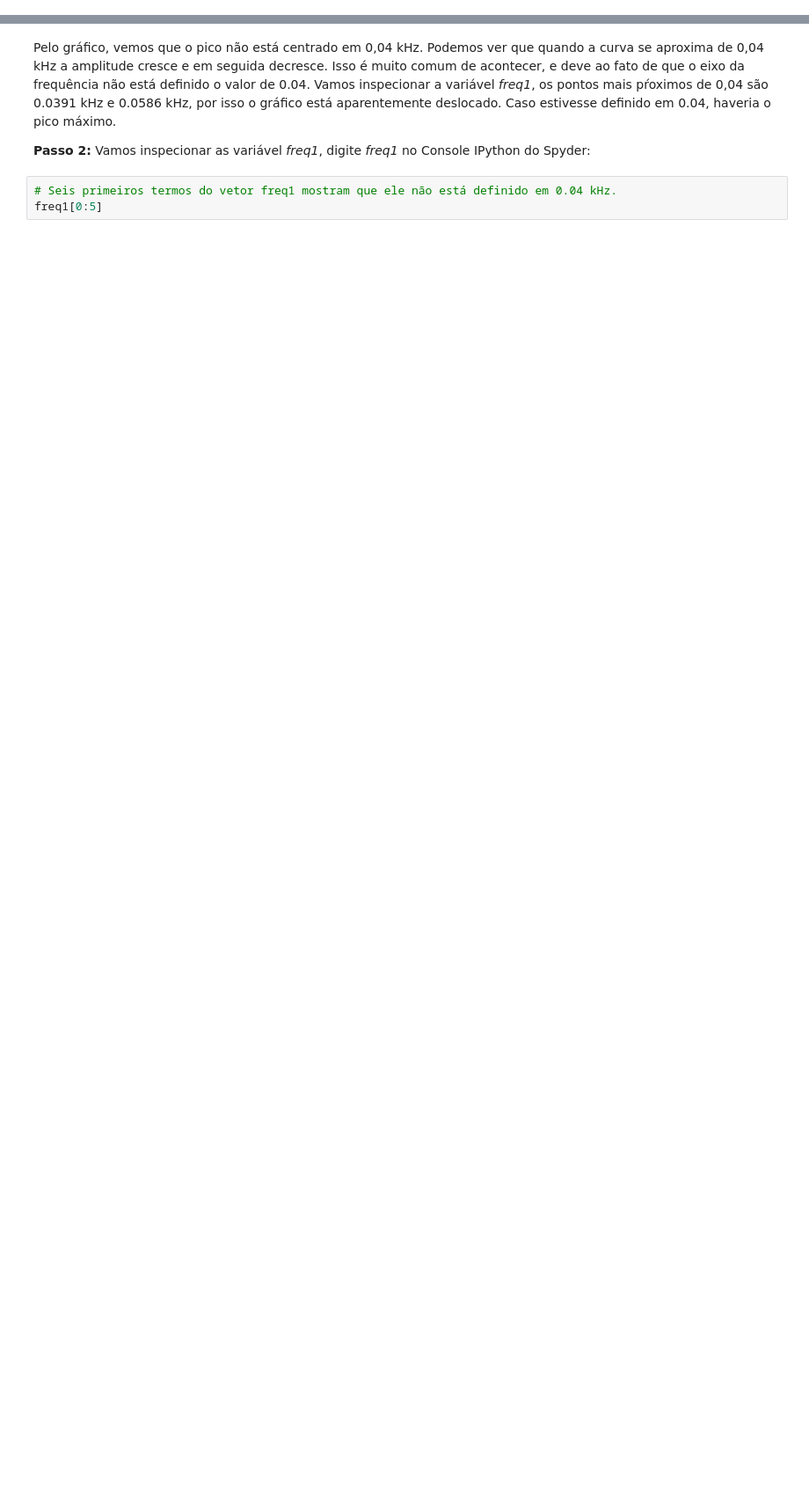
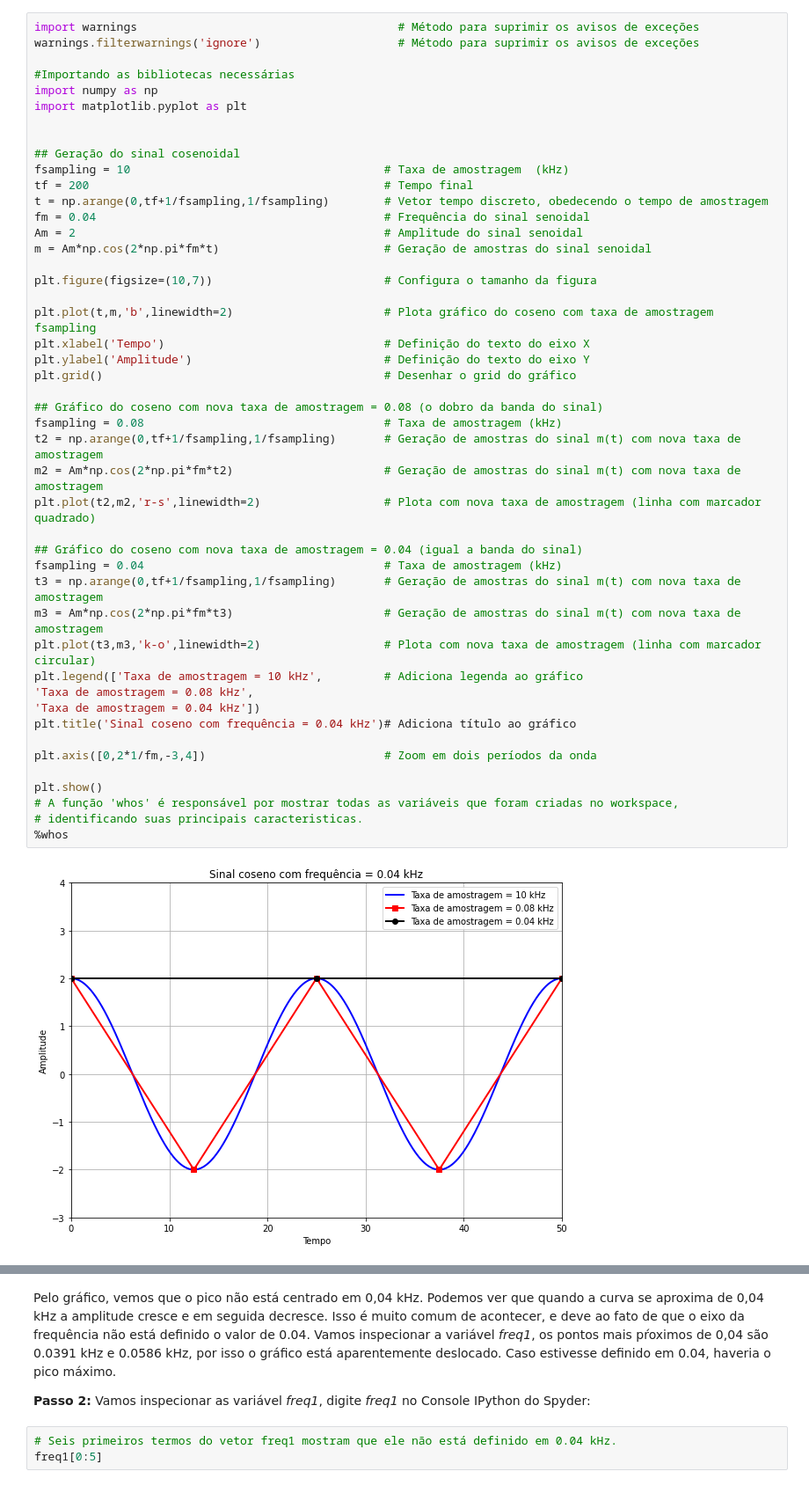
Before and after one commit to vicentesousa/DCO1005, a Jupyter notebook: h03_python.ipynb, the cells around one changed output, grey strips where cells are left out. Shown at 88% size. Drawn from its saved outputs; the diff is of its cells as text; blank space fills up the shorter version.

```diff
--- a/h03_python.ipynb
+++ b/h03_python.ipynb
@@ -36,0 +65,48 @@ Em Python, não existe 'código escondido'. Diz-se que uma função é _Built-in
+# %%
+import warnings                                      # Método para suprimir os avisos de exceções
+warnings.filterwarnings('ignore')                    # Método para suprimir os avisos de exceções
+
+#Importando as bibliotecas necessárias
+import numpy as np
+import matplotlib.pyplot as plt
+
+
+## Geração do sinal cosenoidal
+fsampling = 10                                     # Taxa de amostragem  (kHz)
+tf = 200                                           # Tempo final
+t = np.arange(0,tf+1/fsampling,1/fsampling)        # Vetor tempo discreto, obedecendo o tempo de amostragem
+fm = 0.04                                          # Frequência do sinal senoidal
+Am = 2                                             # Amplitude do sinal senoidal
+m = Am*np.cos(2*np.pi*fm*t)                        # Geração de amostras do sinal senoidal
+
+plt.figure(figsize=(10,7))                         # Configura o tamanho da figura
+
+plt.plot(t,m,'b',linewidth=2)                      # Plota gráfico do coseno com taxa de amostragem fsampling
+plt.xlabel('Tempo')                                # Definição do texto do eixo X
+plt.ylabel('Amplitude')                            # Definição do texto do eixo Y
+plt.grid()                                         # Desenhar o grid do gráfico
+
+## Gráfico do coseno com nova taxa de amostragem = 0.08 (o dobro da banda do sinal)
+fsampling = 0.08                                   # Taxa de amostragem (kHz)
+t2 = np.arange(0,tf+1/fsampling,1/fsampling)       # Geração de amostras do sinal m(t) com nova taxa de amostragem
+m2 = Am*np.cos(2*np.pi*fm*t2)                      # Geração de amostras do sinal m(t) com nova taxa de amostragem
+plt.plot(t2,m2,'r-s',linewidth=2)                  # Plota com nova taxa de amostragem (linha com marcador quadrado)
+
+## Gráfico do coseno com nova taxa de amostragem = 0.04 (igual a banda do sinal)
+fsampling = 0.04                                   # Taxa de amostragem (kHz)
+t3 = np.arange(0,tf+1/fsampling,1/fsampling)       # Geração de amostras do sinal m(t) com nova taxa de amostragem
+m3 = Am*np.cos(2*np.pi*fm*t3)                      # Geração de amostras do sinal m(t) com nova taxa de amostragem
+plt.plot(t3,m3,'k-o',linewidth=2)                  # Plota com nova taxa de amostragem (linha com marcador circular)
+plt.legend(['Taxa de amostragem = 10 kHz',         # Adiciona legenda ao gráfico
+'Taxa de amostragem = 0.08 kHz',
+'Taxa de amostragem = 0.04 kHz'])
+plt.title('Sinal coseno com frequência = 0.04 kHz')# Adiciona título ao gráfico
+
+plt.axis([0,2*1/fm,-3,4])                          # Zoom em dois períodos da onda
+
+plt.show()
+# A função 'whos' é responsável por mostrar todas as variáveis que foram criadas no workspace,
+# identificando suas principais caracteristicas.
+%whos
+# %% [output]
+[figure, added]
```
Also changed, not shown: parts of 22 cells of this notebook, 13 other files.
